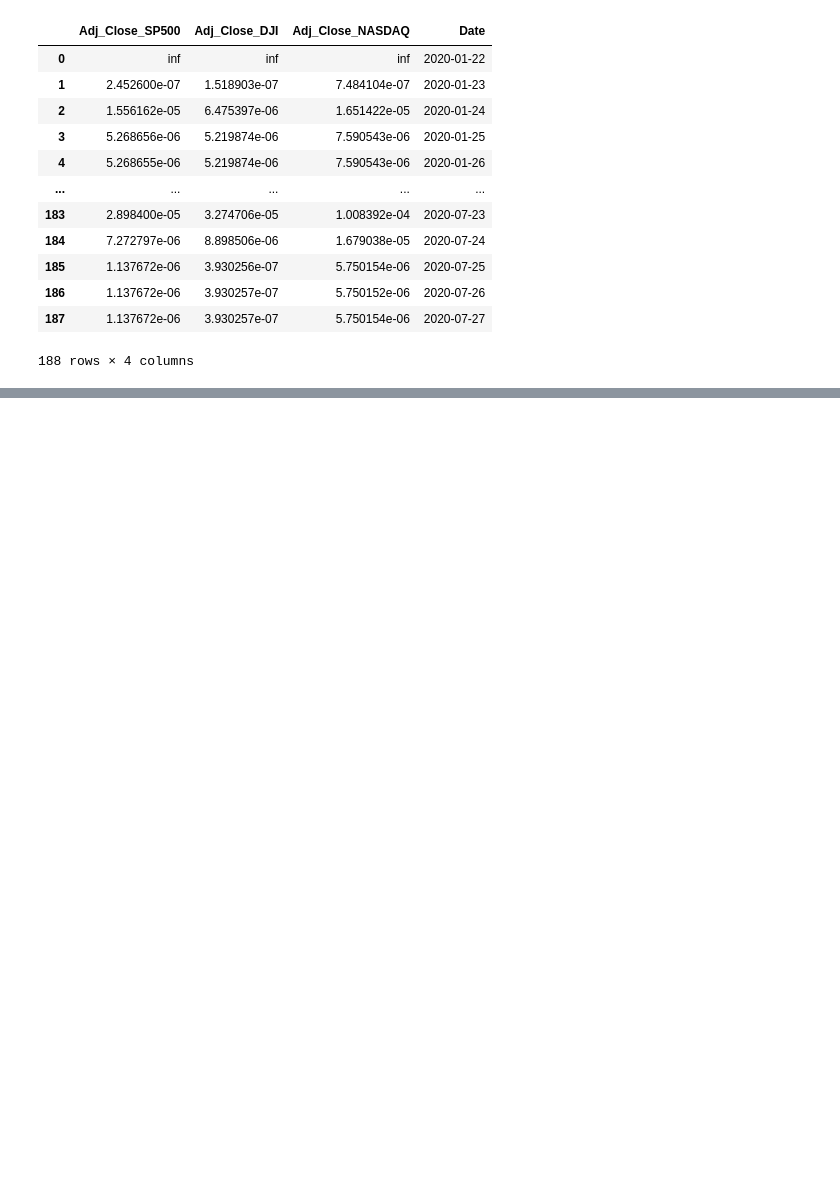
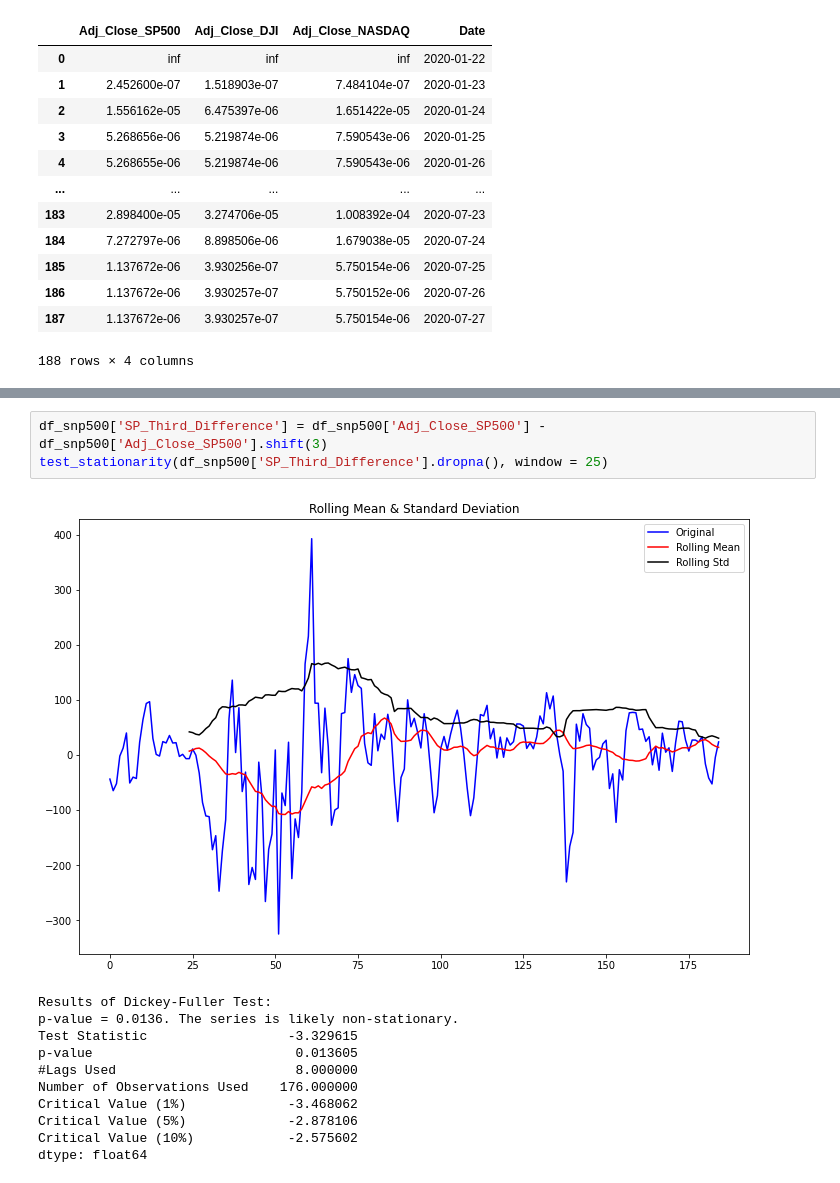
Before and after one commit to gandhimonil9823/Covid_Stock_Analysis, a Jupyter notebook: Covid_Stock.ipynb, the cells around one changed output, grey strips where cells are left out. Drawn from its saved outputs; the diff is of its cells as text; blank space fills up the shorter version.

```diff
--- a/Covid_Stock.ipynb
+++ b/Covid_Stock.ipynb
@@ -406,0 +495,15 @@ vol
+# %%
+df_snp500['SP_Third_Difference'] = df_snp500['Adj_Close_SP500'] - df_snp500['Adj_Close_SP500'].shift(3)
+test_stationarity(df_snp500['SP_Third_Difference'].dropna(), window = 25)
+# %% [output]
+[figure, added]
+Results of Dickey-Fuller Test:
+p-value = 0.0136. The series is likely non-stationary.
+Test Statistic                  -3.329615
+p-value                          0.013605
+#Lags Used                       8.000000
+Number of Observations Used    176.000000
+Critical Value (1%)             -3.468062
+Critical Value (5%)             -2.878106
+Critical Value (10%)            -2.575602
+dtype: float64
```
Also changed, not shown: parts of 18 cells of this notebook.
